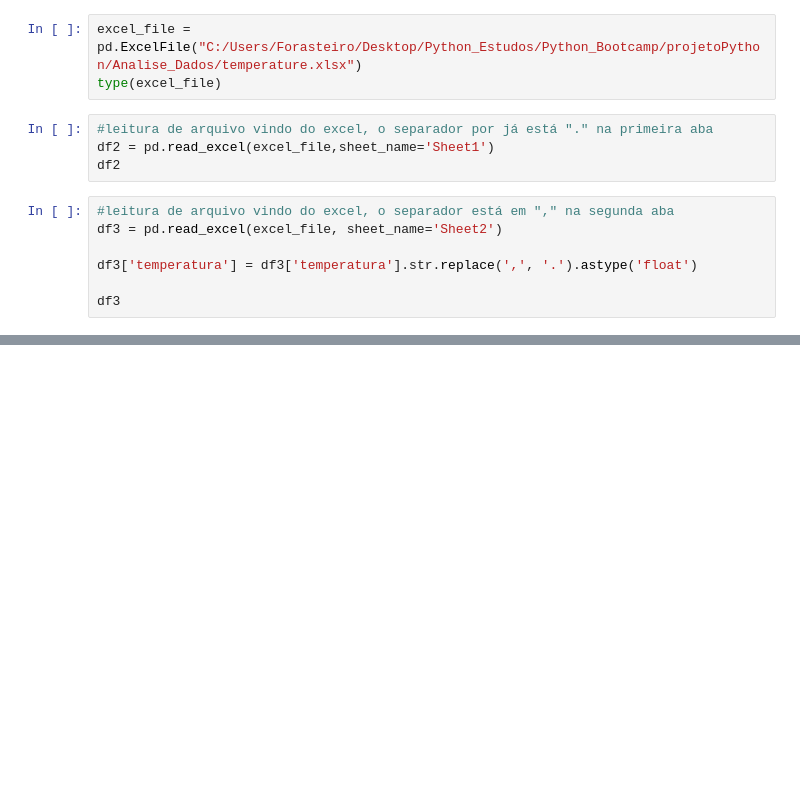
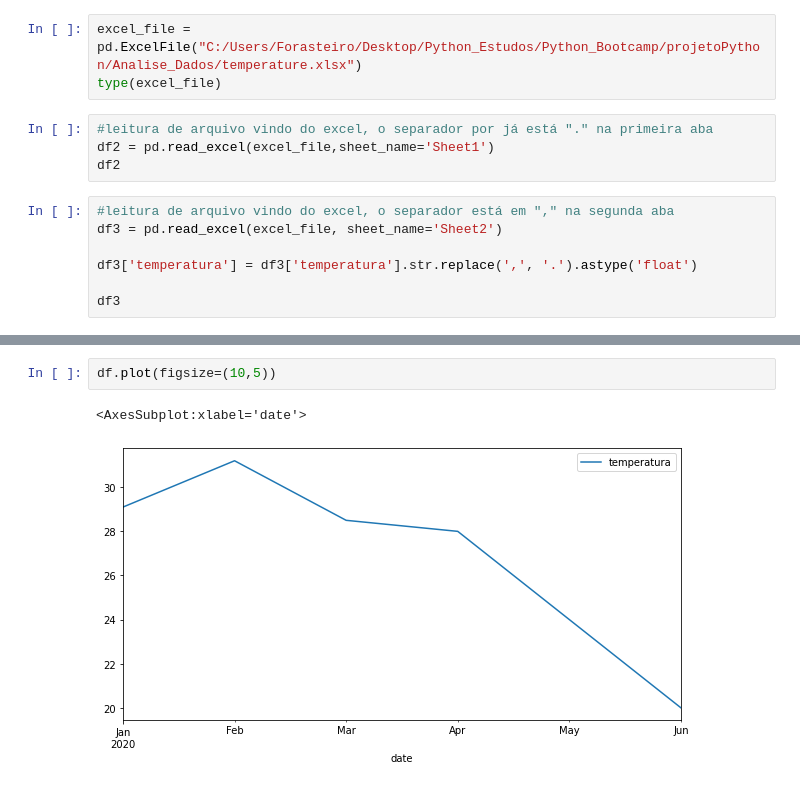
Before and after one commit to IgnacioAI/training, a Jupyter notebook: Analise_Dados/testePandas.ipynb, the cells around one changed output, grey strips where cells are left out. Drawn from its saved outputs; the diff is of its cells as text; blank space fills up the shorter version.

```diff
--- a/Analise_Dados/testePandas.ipynb
+++ b/Analise_Dados/testePandas.ipynb
@@ -21,0 +67,5 @@ df3
+# %%
+df.plot(figsize=(10,5))
+# %% [output]
+<AxesSubplot:xlabel='date'>
+[figure, added]
```
Also changed, not shown: parts of 16 cells of this notebook.
